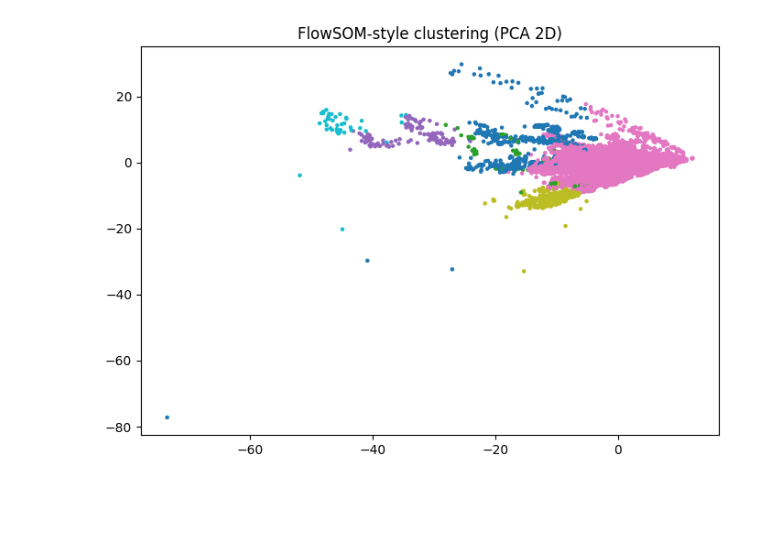
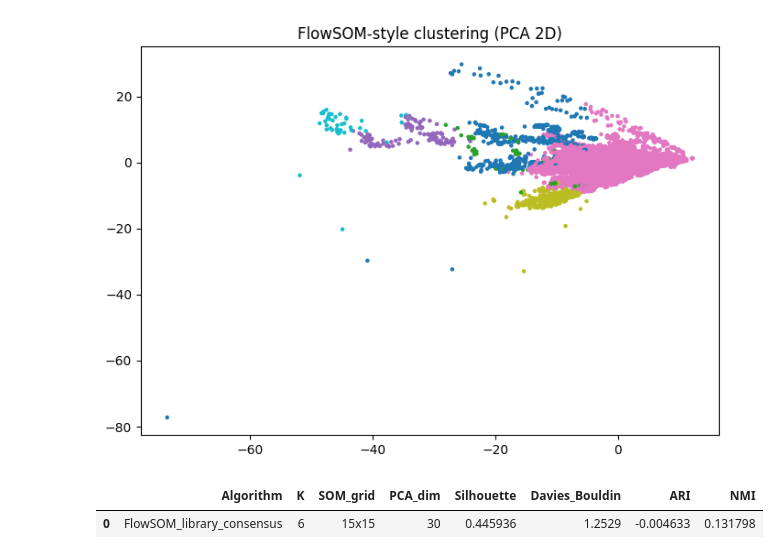
Before and after one commit to doktorfilip1/FlowSOM-vs-standard-clustering-algorithms, a Jupyter notebook: src/FlowSOM.ipynb, the cells around one changed output. Drawn from its saved outputs; the diff is of its cells as text; code cells hidden in the pictures; blank space fills up the shorter version.

```diff
--- a/src/FlowSOM.ipynb
+++ b/src/FlowSOM.ipynb
@@ -102,3 +102,20 @@ plt.tight_layout()
 plt.show()
 # %% [output]
 [figure]
+# %%
+results = pd.DataFrame([{
+    "Algorithm": "FlowSOM_library_consensus",
+    "K": K,
+    "SOM_grid": "15x15",
+    "PCA_dim": 30,
+    "Silhouette": sil,
+    "Davies_Bouldin": db,
+    "ARI": ari,
+    "NMI": nmi
+}])
+
+results.to_csv("../results/flowsom_results.csv", index=False)
+results
+# %% [output]
+|  | Algorithm | K | SOM_grid | PCA_dim | Silhouette | Davies_Bouldin | ARI | NMI |
+| 0 | FlowSOM_library_consensus | 6 | 15x15 | 30 | 0.445936 | 1.2529 | -0.004633 | 0.131798 |
```
Also changed, not shown: 1 other file.
